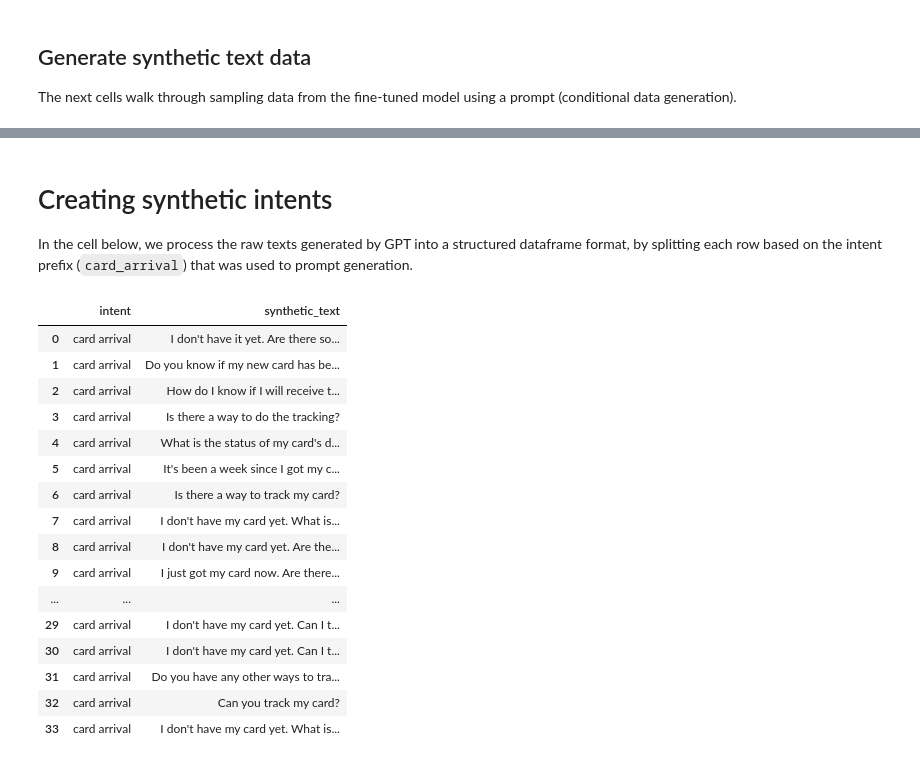
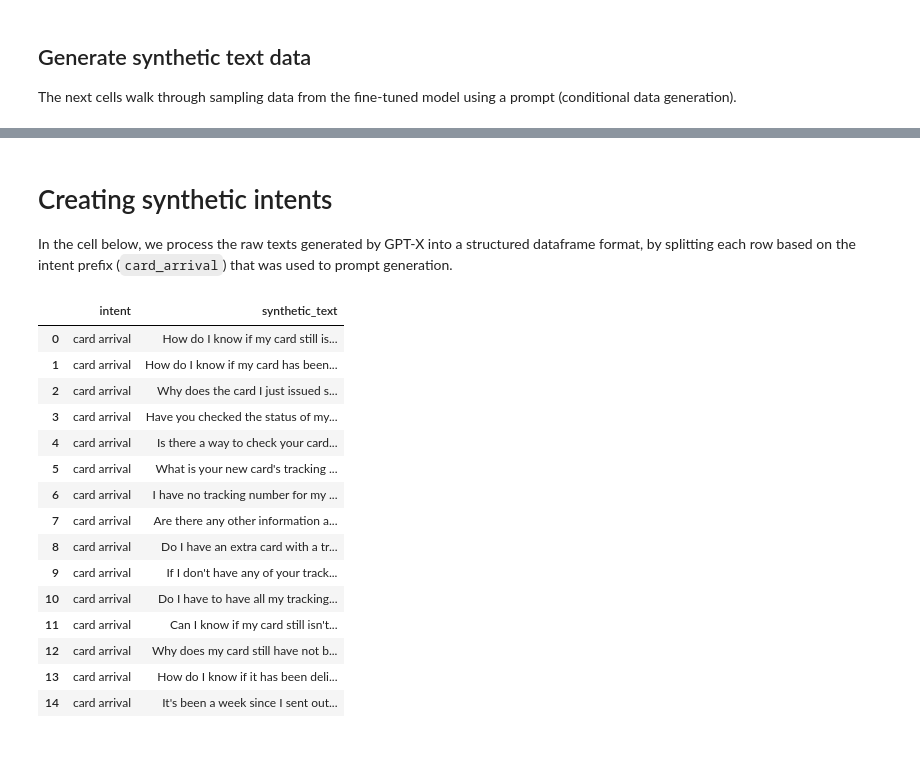
Before and after one commit to gretelai/gretel-blueprints, a Jupyter notebook: docs/notebooks/conditional_text_generation_with_gpt.ipynb, the cells around one changed output, grey strips where cells are left out. Drawn from its saved outputs; the diff is of its cells as text; code cells hidden in the pictures.

```diff
--- a/docs/notebooks/conditional_text_generation_with_gpt.ipynb
+++ b/docs/notebooks/conditional_text_generation_with_gpt.ipynb
@@ -137,7 +108,7 @@ In this step, we will task the worker running in the Gretel cloud, or locally, t
 
 model = project.create_model_obj(model_config=config)
 model.data_source = "finetune.csv"
-model.name = f"{PROJECT}-gptx"
+model.name = f"{PROJECT}-gpt"
 model.submit_cloud()
 
 poll(model)
@@ -188,10 +159,21 @@ The next cells walk through sampling data from the fine-tuned model using a prom
 # prompting the model with ~25 examples for the class you wish to
 # generate to work well in practice.
 
+def create_prompt(df: pd.DataFrame, intent: str = "", recs: int = 25) -> str:
+    """
+    Seed GPT-X text generation with an intent from the training data.
+    """
+    sample = df.query(f'intent == "{intent}"').head(recs)
+    prompt = "\n".join([x[0] for x in sample[['intent_and_text']].values])
+    return prompt
+
+
 prompt = create_prompt(df=df, intent=INTENT, recs=25)
 
 record_handler = model.create_record_handler_obj(
-    params={"num_records": 1, "maximum_text_length": 1000, "prompt": prompt}
+    params={"num_records": 1,
+            "maximum_text_length": 1000,
+            "prompt": prompt}
 )
 record_handler.submit_cloud()
 poll(record_handler)
@@ -234,27 +216,42 @@ card arrival,where is my new card?'.
 # %% [markdown]
 # Creating synthetic intents
 
-In the cell below, we process the raw texts generated by GPT into a structured dataframe format, by splitting each row based on the intent prefix (`card_arrival`) that was used to prompt generation.
+In the cell below, we process the raw texts generated by GPT-X into a structured dataframe format, by splitting each row based on the intent prefix (`card_arrival`) that was used to prompt generation.
-# %%
-gptx_df = pd.read_csv(record_handler.get_artifact_link("data"), compression='gzip')
-
-syn = get_intents(df=gptx_df, offset=len(prompt))
-syn
-# %% [output]
-|  | intent | synthetic_text |
-| 0 | card arrival | I don't have it yet. Are there so... |
-| 1 | card arrival | Do you know if my new card has be... |
-| 2 | card arrival | How do I know if I will receive t... |
-| 3 | card arrival | Is there a way to do the tracking? |
-| 4 | card arrival | What is the status of my card's d... |
-| 5 | card arrival | It's been a week since I got my c... |
-| 6 | card arrival | Is there a way to track my card? |
-| 7 | card arrival | I don't have my card yet. What is... |
-| 8 | card arrival | I don't have my card yet. Are the... |
-| 9 | card arrival | I just got my card now. Are there... |
-| ... | ... | ... |
-| 29 | card arrival | I don't have my card yet. Can I t... |
-| 30 | card arrival | I don't have my card yet. Can I t... |
-| 31 | card arrival | Do you have any other ways to tra... |
-| 32 | card arrival | Can you track my card? |
-| 33 | card arrival | I don't have my card yet. What is... |
+# %%
+def get_intents(df: pd.DataFrame) -> pd.DataFrame:
+    """
+    Extract new intents generated by the GPT-X model.
+    """
+    MIN_LENGTH = 20
+    texts = []
+
+    for idx, row in gptx_df.iterrows():
+        for text in row[0].split(f"{INTENT}{SEPARATOR}"):
+            text = text.strip()
+            if len(text) > MIN_LENGTH:
+                texts.append([INTENT, text])
+
+    intents = pd.DataFrame(texts, columns=['intent', 'synthetic_text'])
+    return intents
+
+
+gptx_df = pd.read_csv(record_handler.get_artifact_link("data"), compression='gzip')
+syn = get_intents(df=gptx_df)
+syn.head(15)
+# %% [output]
+|  | intent | synthetic_text |
+| 0 | card arrival | How do I know if my card still is... |
+| 1 | card arrival | How do I know if my card has been... |
+| 2 | card arrival | Why does the card I just issued s... |
+| 3 | card arrival | Have you checked the status of my... |
+| 4 | card arrival | Is there a way to check your card... |
+| 5 | card arrival | What is your new card's tracking ... |
+| 6 | card arrival | I have no tracking number for my ... |
+| 7 | card arrival | Are there any other information a... |
+| 8 | card arrival | Do I have an extra card with a tr... |
+| 9 | card arrival | If I don't have any of your track... |
+| 10 | card arrival | Do I have to have all my tracking... |
+| 11 | card arrival | Can I know if my card still isn't... |
+| 12 | card arrival | Why does my card still have not b... |
+| 13 | card arrival | How do I know if it has been deli... |
+| 14 | card arrival | It's been a week since I sent out... |
```
Also changed, not shown: parts of 7 cells of this notebook.
